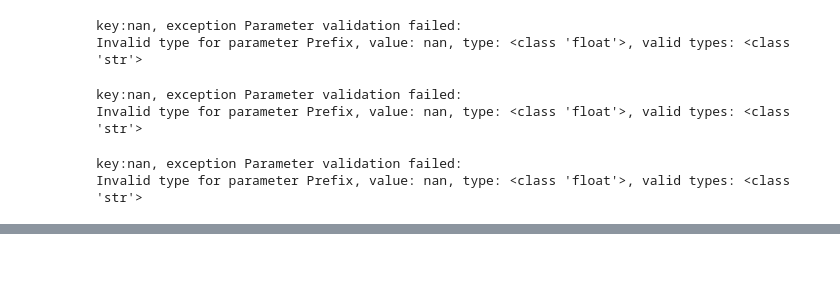
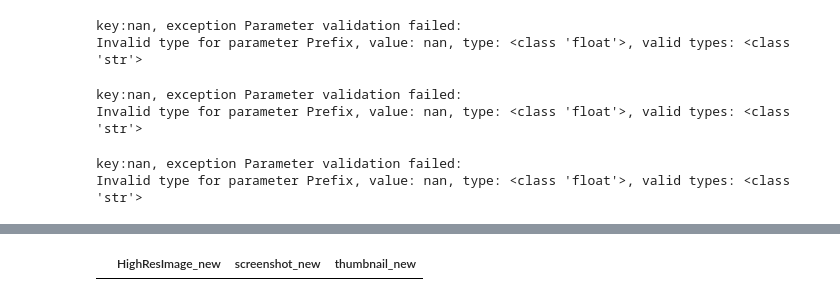
Before and after one commit to waterinstitute/avian_data_ingestor, a Jupyter notebook: doc/Metadata for DottedImages.ipynb, the cells around one changed output, grey strips where cells are left out. Drawn from its saved outputs; the diff is of its cells as text; code cells hidden in the pictures; blank space fills up the shorter version.

```diff
--- a/doc/Metadata for DottedImages.ipynb
+++ b/doc/Metadata for DottedImages.ipynb
@@ -894,3 +917,10 @@ thumbnail_new 190
 pd_species.to_csv("avianmonitoring_2010-2021_Nulls.csv.gz", index=False)
 # %%
 pd_species.to_excel("avianmonitoring_2010-2021_Nulls.xlsx", index=False)
+# %%
+with pd.option_context('display.max_colwidth', None):
+    to_delete = pd_species.loc[pd_species["thumbnail_new"].isna() & ~pd_species["HighResImage_new"].isna(),futures.keys()].drop_duplicates()
+    display(to_delete)
+    #to_delete["HighResImage_new"].apply(lambda x:avian_data.Object(key=x).delete())
+# %% [output]
+|  | HighResImage_new | screenshot_new | thumbnail_new |
```
Also changed, not shown: parts of 6 cells of this notebook.
